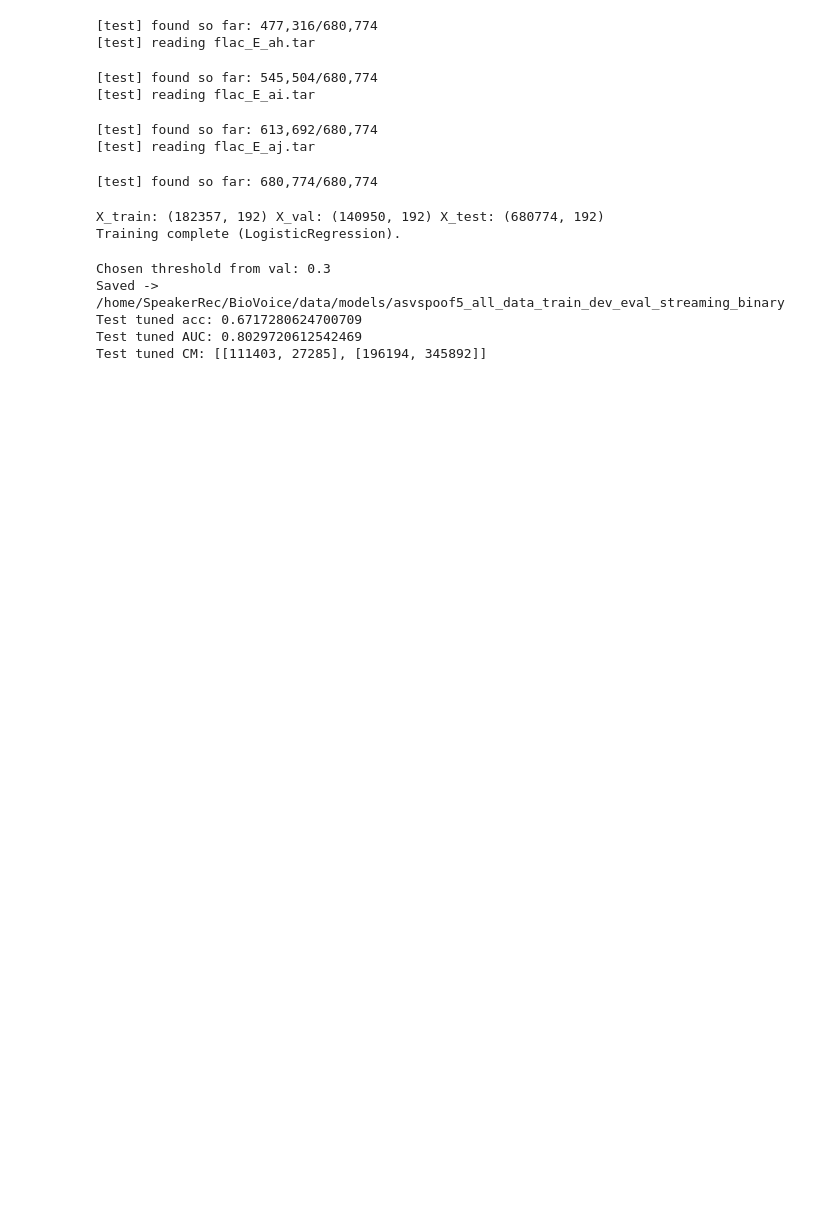
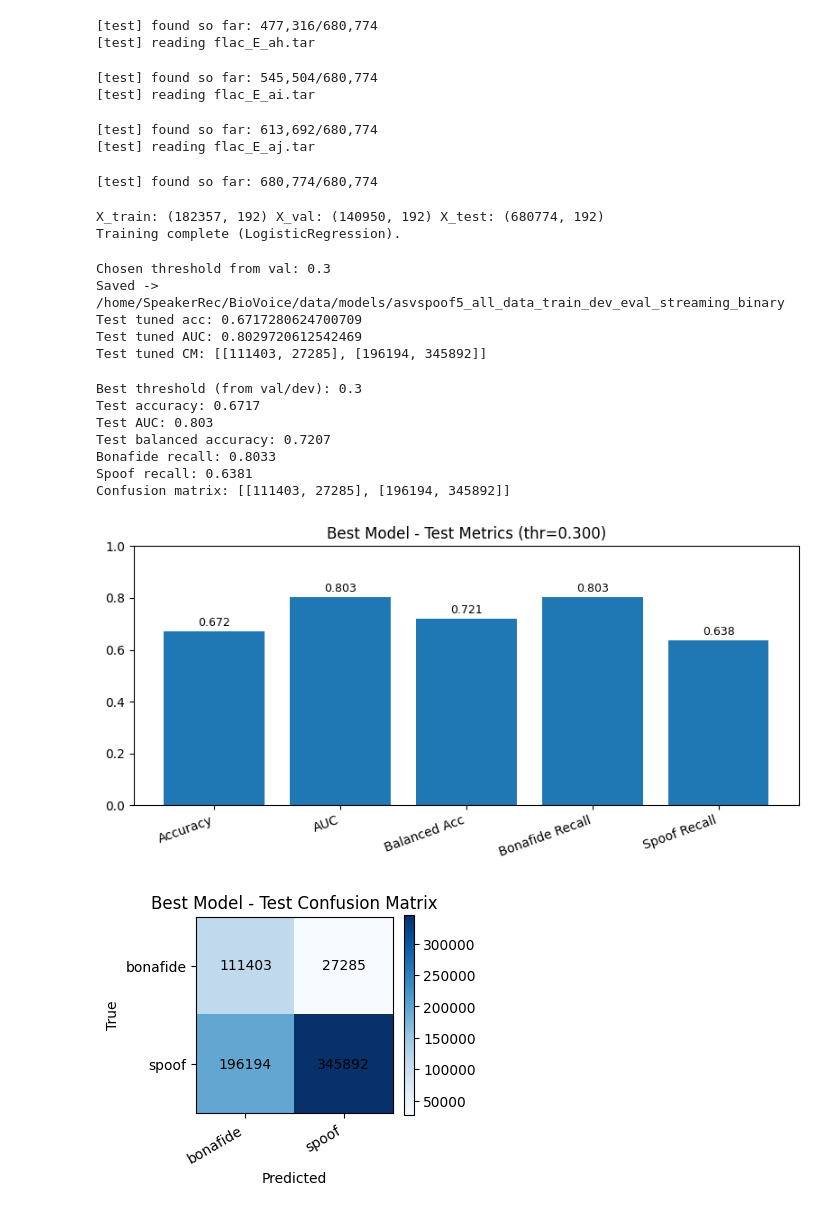
Before and after one commit to yoav1870/BioVoice, a Jupyter notebook: redimnet/logistic_regression/asvspoof5/train_logistic_asvspoof5_all_data_streaming_bonafide_vs_spoof.ipynb, the cells around one changed output. Cells and saved outputs as stored; diff of their text form; code cells hidden in the pictures; blank space fills up the shorter version.

Commit message:
with matrix

```diff
--- a/redimnet/logistic_regression/asvspoof5/train_logistic_asvspoof5_all_data_streaming_bonafide_vs_spoof.ipynb
+++ b/redimnet/logistic_regression/asvspoof5/train_logistic_asvspoof5_all_data_streaming_bonafide_vs_spoof.ipynb
@@ -421,3 +421,80 @@ Saved -> /home/SpeakerRec/BioVoice/data/models/asvspoof5_all_data_train_dev_eval
 Test tuned acc: 0.6717280624700709
 Test tuned AUC: 0.8029720612542469
 Test tuned CM: [[111403, 27285], [196194, 345892]]
+# %%
+# Best model only: Test metrics at the chosen (best) threshold from run_summary.json
+import json
+import numpy as np
+import matplotlib.pyplot as plt
+from pathlib import Path
+
+OUT_DIR = Path(
+    "/home/SpeakerRec/BioVoice/data/models/asvspoof5_all_data_train_dev_eval_streaming_binary"
+)
+s = json.loads((OUT_DIR / "run_summary.json").read_text())
+
+best = s["best_params"]
+m = s["metrics_test_tuned_threshold"]  # this is the best model operating point
+
+print("Best threshold (from val/dev):", round(best["threshold"], 4))
+print("Test accuracy:", round(m["accuracy"], 4))
+print("Test AUC:", round(m["auc"], 4))
+print("Test balanced accuracy:", round(m["balanced_accuracy"], 4))
+print("Bonafide recall:", round(m["bonafide_recall"], 4))
+print("Spoof recall:", round(m["spoof_recall"], 4))
+print("Confusion matrix:", m["confusion_matrix"])
+
+# 1) Single-bar chart for best test metrics
+metric_names = ["Accuracy", "AUC", "Balanced Acc", "Bonafide Recall", "Spoof Recall"]
+metric_vals = [
+    m["accuracy"],
+    m["auc"],
+    m["balanced_accuracy"],
+    m["bonafide_recall"],
+    m["spoof_recall"],
+]
+
+plt.figure(figsize=(8, 4))
+bars = plt.bar(metric_names, metric_vals)
+plt.ylim(0, 1)
+plt.title(f"Best Model - Test Metrics (thr={best['threshold']:.3f})")
+plt.xticks(rotation=20, ha="right")
+for b, v in zip(bars, metric_vals):
+    plt.text(
+        b.get_x() + b.get_width() / 2,
+        v + 0.01,
+        f"{v:.3f}",
+        ha="center",
+        va="bottom",
+        fontsize=9,
+    )
+plt.tight_layout()
+plt.show()
+
+# 2) Confusion matrix for best model only
+cm = np.array(m["confusion_matrix"])
+fig, ax = plt.subplots(figsize=(4, 4))
+im = ax.imshow(cm, cmap="Blues")
+ax.set_xticks([0, 1])
+ax.set_yticks([0, 1])
+ax.set_xticklabels(["bonafide", "spoof"], rotation=30, ha="right")
+ax.set_yticklabels(["bonafide", "spoof"])
+ax.set_xlabel("Predicted")
+ax.set_ylabel("True")
+ax.set_title("Best Model - Test Confusion Matrix")
+for i in range(2):
+    for j in range(2):
+        ax.text(j, i, int(cm[i, j]), ha="center", va="center")
+plt.colorbar(im, ax=ax, fraction=0.046)
+plt.tight_layout()
+plt.show()
+# %% [output]
+Best threshold (from val/dev): 0.3
+Test accuracy: 0.6717
+Test AUC: 0.803
+Test balanced accuracy: 0.7207
+Bonafide recall: 0.8033
+Spoof recall: 0.6381
+Confusion matrix: [[111403, 27285], [196194, 345892]]
+[figure, added]
+[figure, added]
```
